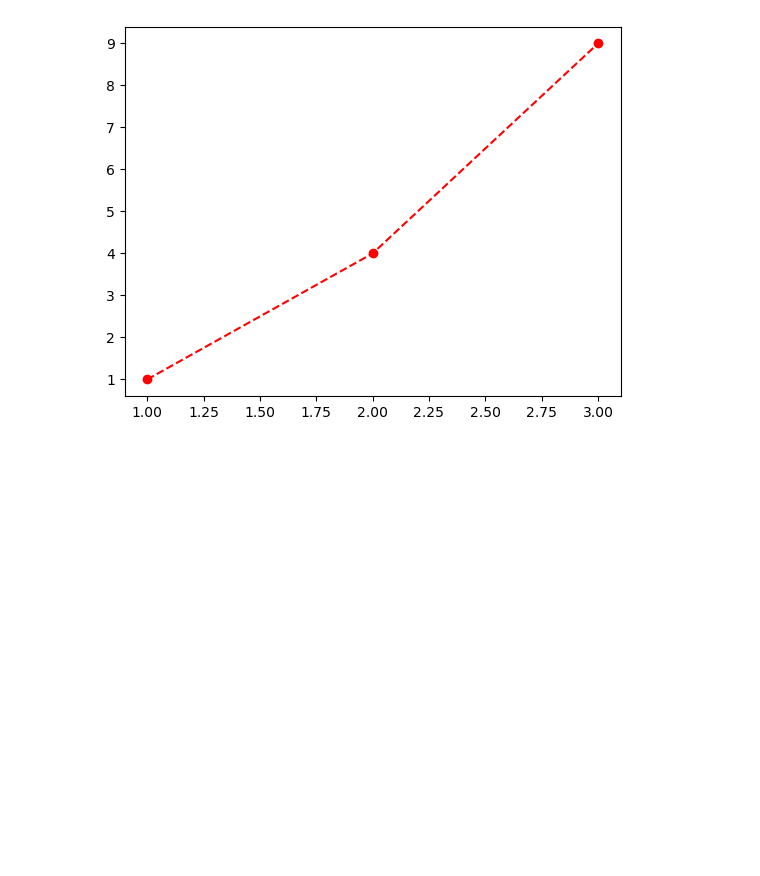
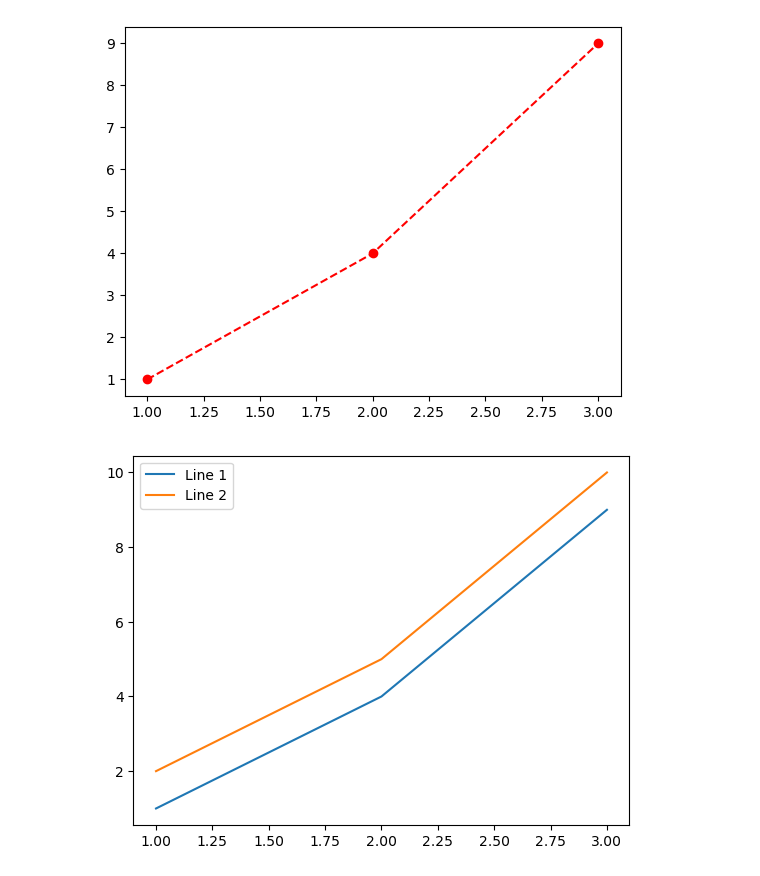
Before and after one commit to duxai-project/ai-engineering-playbook, a Jupyter notebook: python/code/03_matplotlib/matplotlib.ipynb, the cells around one changed output. Cells and saved outputs as stored; diff of their text form; code cells hidden in the pictures; blank space fills up the shorter version.

```diff
--- a/python/code/03_matplotlib/matplotlib.ipynb
+++ b/python/code/03_matplotlib/matplotlib.ipynb
@@ -28,3 +28,11 @@ plt.savefig("../../img/03_matplotlib/04.png", dpi=300, bbox_inches="tight")
 plt.show()
 # %% [output]
 [figure]
+# %%
+plt.plot([1, 2, 3], [1, 4, 9], label='Line 1')
+plt.plot([1, 2, 3], [2, 5, 10], label='Line 2')
+plt.legend()
+plt.savefig("../../img/03_matplotlib/05.png", dpi=300, bbox_inches="tight")
+plt.show()
+# %% [output]
+[figure, added]
```
Also changed, not shown: parts of 3 cells of this notebook, 8 other files.
